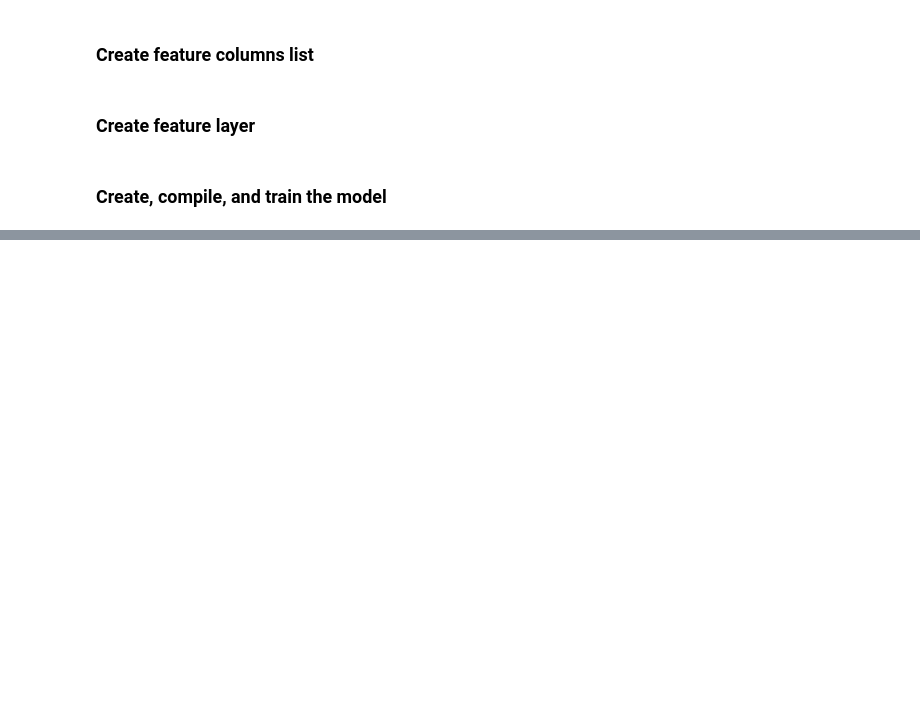
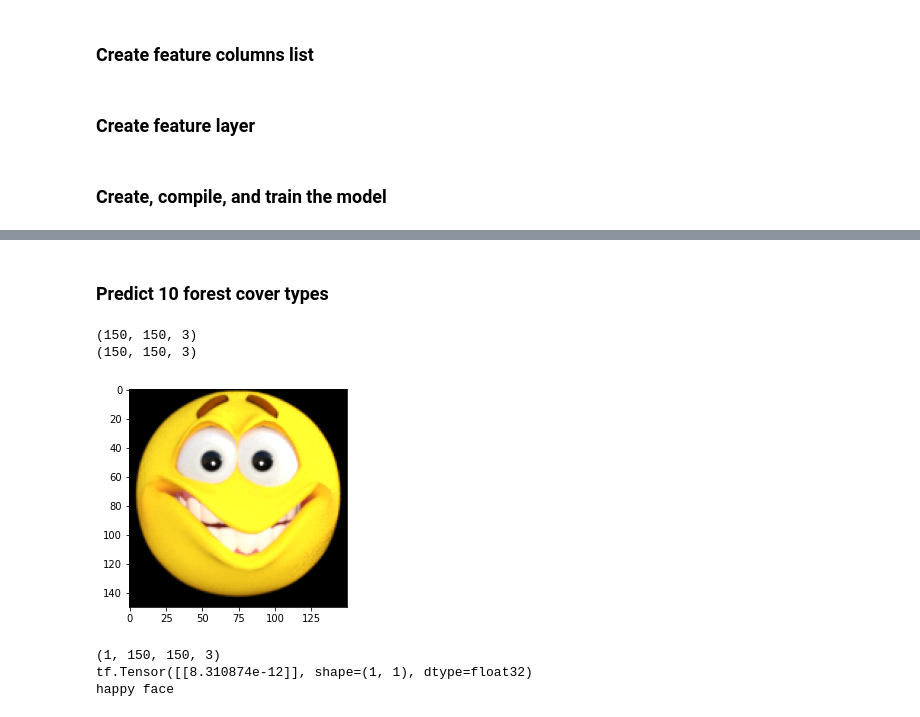
Before and after one commit to jaimeggb/Forest-Cover-Classification, a Jupyter notebook: dlsp-portfolio-starter-code/dlsp-portfolio-starter-code/CoverType-classification.ipynb, the cells around one changed output, grey strips where cells are left out. Saved outputs shown, nothing was run; the diff lists cells and outputs as text; code cells hidden in the pictures; blank space fills up the shorter version.

```diff
--- a/dlsp-portfolio-starter-code/dlsp-portfolio-starter-code/CoverType-classification.ipynb
+++ b/dlsp-portfolio-starter-code/dlsp-portfolio-starter-code/CoverType-classification.ipynb
@@ -284,0 +318,26 @@ print("Accuracy", accuracy)
+# %% [markdown]
+### Predict 10 forest cover types
+# %%
+image_path = '/home/jaimeggbfp/PycharmProjects/TestingBaseInt/data/h-or-s/happy/happy2-15.png'
+img_PIL = image.load_img(image_path, target_size=(150,150))
+img_arr = image.img_to_array(img_PIL); print(img_arr.shape)
+img_disp = tf.keras.utils.array_to_img(img_arr); print(img_arr.shape)
+img_res = img_arr / 255                           # REMEMBER TO RESCALE, OTHERWISE YOU'LL ALWAYS PREDICT 1s
+
+plt.imshow(img_res)
+plt.show()
+
+img_ten = np.expand_dims(img_res, axis=0); print(img_ten.shape)         # model wants a 4D tensor
+pred_idx = model(img_ten); print(pred_idx)
+
+if pred_idx > 0.5:
+    print('sad face')
+else:
+    print('happy face')
+# %% [output]
+(150, 150, 3)
+(150, 150, 3)
+[figure, added]
+(1, 150, 150, 3)
+tf.Tensor([[8.310874e-12]], shape=(1, 1), dtype=float32)
+happy face
```
Also changed, not shown: parts of 8 cells of this notebook.
